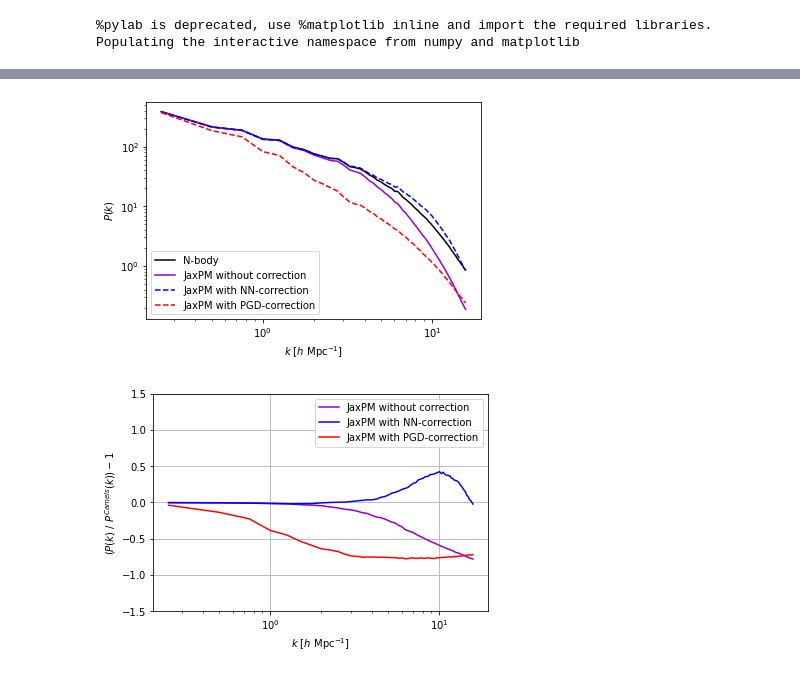
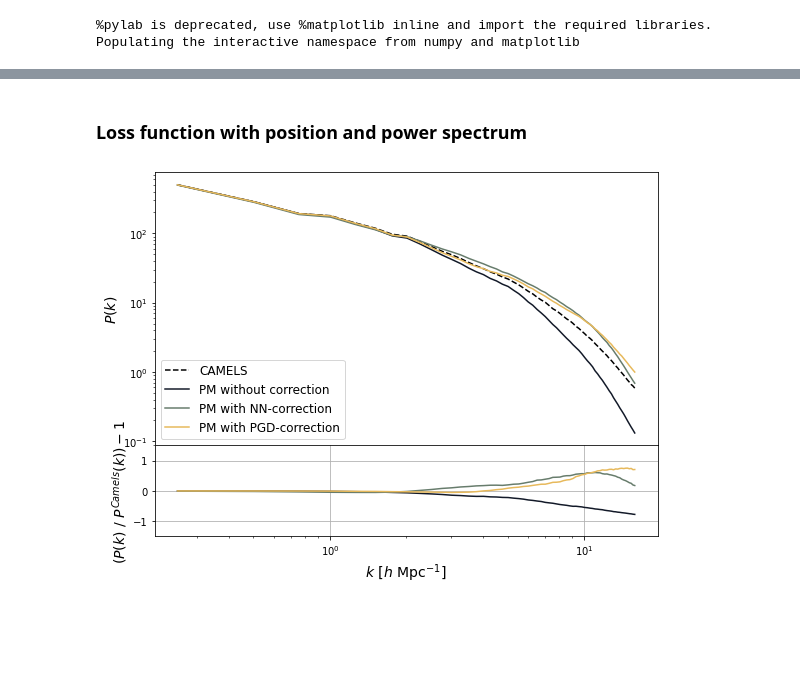
Before and after one commit to DifferentiableUniverseInitiative/jaxpm-paper, a Jupyter notebook: notebooks/NNvsPGD_wrong_resolution.ipynb, the cells around one changed output, grey strips where cells are left out. Drawn from its saved outputs; the diff is of its cells as text; code cells hidden in the pictures; blank space fills up the shorter version.

```diff
--- a/notebooks/NNvsPGD_wrong_resolution.ipynb
+++ b/notebooks/NNvsPGD_wrong_resolution.ipynb
@@ -47,7 +50,7 @@ vels = []
 
 # Loading all the intermediate snapshots
 for i in tqdm(range(34)):
-    snapshot='/data/CAMELS/Sims/IllustrisTNG_DM/CV_0/snap_%03d.hdf5'%i
+    snapshot='/data/CAMELS/Sims/IllustrisTNG_DM/1P_1_0/snap_%03d.hdf5'%i
 
     header   = readgadget.header(snapshot)
 
@@ -120,7 +123,7 @@ Text(0, 0.5, '$P(k)$')
 # %%
 model = hk.without_apply_rng(hk.transform(lambda x,a : NeuralSplineFourierFilter(n_knots=16, latent_size=32)(x,a)))
 import pickle
-params = pickle.load( open( "camels_25_64_pkloss.params", "rb" ) )
+params = pickle.load( open( "camels_25_64_CV_0.params", "rb" ) )
 # %%
 def neural_nbody_ode(state, a, cosmo, params):
     """
@@ -175,7 +178,8 @@ k, pk_c = power_spectrum(
       kmin=np.pi / 25.,
       dk=2 * np.pi / 25.)
 # %%
-params_pgd = pickle.load( open( "camels_25_64_pkloss_PGD.params", "rb" ) )
+params_pgd = pickle.load( open( "camels_25_64_pkloss_PGD_CV_0.params", "rb" ) )#[alpha0,kl0,ks0]
+params_pgd=[params_pgd[0],params_pgd[1]*2,params_pgd[2]*2]
 # %%
 def PGD_kernel(kvec, kl, ks):
 
@@ -206,7 +210,6 @@ def pgd_correction(pos, cosmo, params):
 
     forces_pgd= jnp.stack([cic_read(jnp.fft.irfftn(gradient_kernel(kvec, i)*pot_k_pgd), pos)
                       for i in range(3)],axis=-1)
-    forces_pgd = forces_pgd * 1.5 * cosmo.Omega_m
 
     dpos_pgd = forces_pgd*alpha
 
@@ -220,24 +231,26 @@ k, pk_pgd = power_spectrum(
+# %% [markdown]
+### Loss function with position and power spectrum
 # %%
-loglog(k, pk_ref, label='N-body',color='black')
-loglog(k, pk_i, label='JaxPM without correction',color='darkviolet')
-loglog(k, pk_c, '--', label='JaxPM with NN-correction',color='blue')
-loglog(k, pk_pgd, '--', label='JaxPM with PGD-correction',color='red')
-legend()
-plt.xlabel(r"$k$ [$h \ \mathrm{Mpc}^{-1}$]")
-plt.ylabel(r"$P(k)$")
-#plt.savefig('../figures/camels_comparison_wrong_res.pdf',dpi=150)
+col = cmr.eclipse([0.,0.13,0.55,0.85])
+fig = plt.figure(figsize=(8, 6))
+gs = gridspec.GridSpec(2, 1, height_ratios=[3, 1],hspace=0)
+ax0 = plt.subplot(gs[0])
+ax0.loglog(k, pk_ref,'--',  label='CAMELS',color=col[0])
+ax0.loglog(k, pk_i,label='PM without correction',color=col[1])
+ax0.loglog(k, pk_c,  label='PM with NN-correction',color=col[2])
+ax0.loglog(k, pk_pgd,  label='PM with PGD-correction',color=col[3])
+ax0.label_outer()
+plt.legend(fontsize='large')
+ax0.set_xlabel(r"$k$ [$h \ \mathrm{Mpc}^{-1}$]",fontsize=14)
+ax0.set_ylabel(r"$P(k)$", fontsize=14)
+ax1 = plt.subplot(gs[1])
+ax1.semilogx(k, (pk_i/pk_ref)-1,label='PM without correction',color=col[1])
+ax1.semilogx(k, (pk_c/pk_ref)-1,label='PM with NN-correction',color=col[2])
+ax1.semilogx(k, (pk_pgd/pk_ref)-1,label='PM with PGD-correction',color=col[3])
+ax1.set_ylabel(r"$ (P(k) \ / \ P^{Camels}(k))-1$",fontsize=14)
+ax1.set_xlabel(r"$k$ [$h \ \mathrm{Mpc}^{-1}$]",fontsize=14)
+ax1.set_ylim(-1.5,1.5)
+plt.tight_layout()
+plt.grid(True)
 # %% [output]
-[figure, old version]
+[figure, new version]
-# %%
-
-semilogx(k, (pk_i/pk_ref)-1,label='JaxPM without correction',color='darkviolet')
-semilogx(k, (pk_c/pk_ref)-1,label='JaxPM with NN-correction',color='blue')
-semilogx(k, (pk_pgd/pk_ref)-1,label='JaxPM with PGD-correction',color='red')
-plt.xlabel(r"$k$ [$h \ \mathrm{Mpc}^{-1}$]")
-plt.ylabel(r"$ (P(k) \ / \ P^{Camels}(k))-1$")
-plt.grid(True)
-plt.ylim(-1.5,1.5)
-legend()
-#plt.savefig('../figures/camels_residuals_corr_wrong_res.pdf',dpi=150)
-# %% [output]
-[figure, removed]
```
Also changed, not shown: parts of 7 cells of this notebook, 12 other files.
